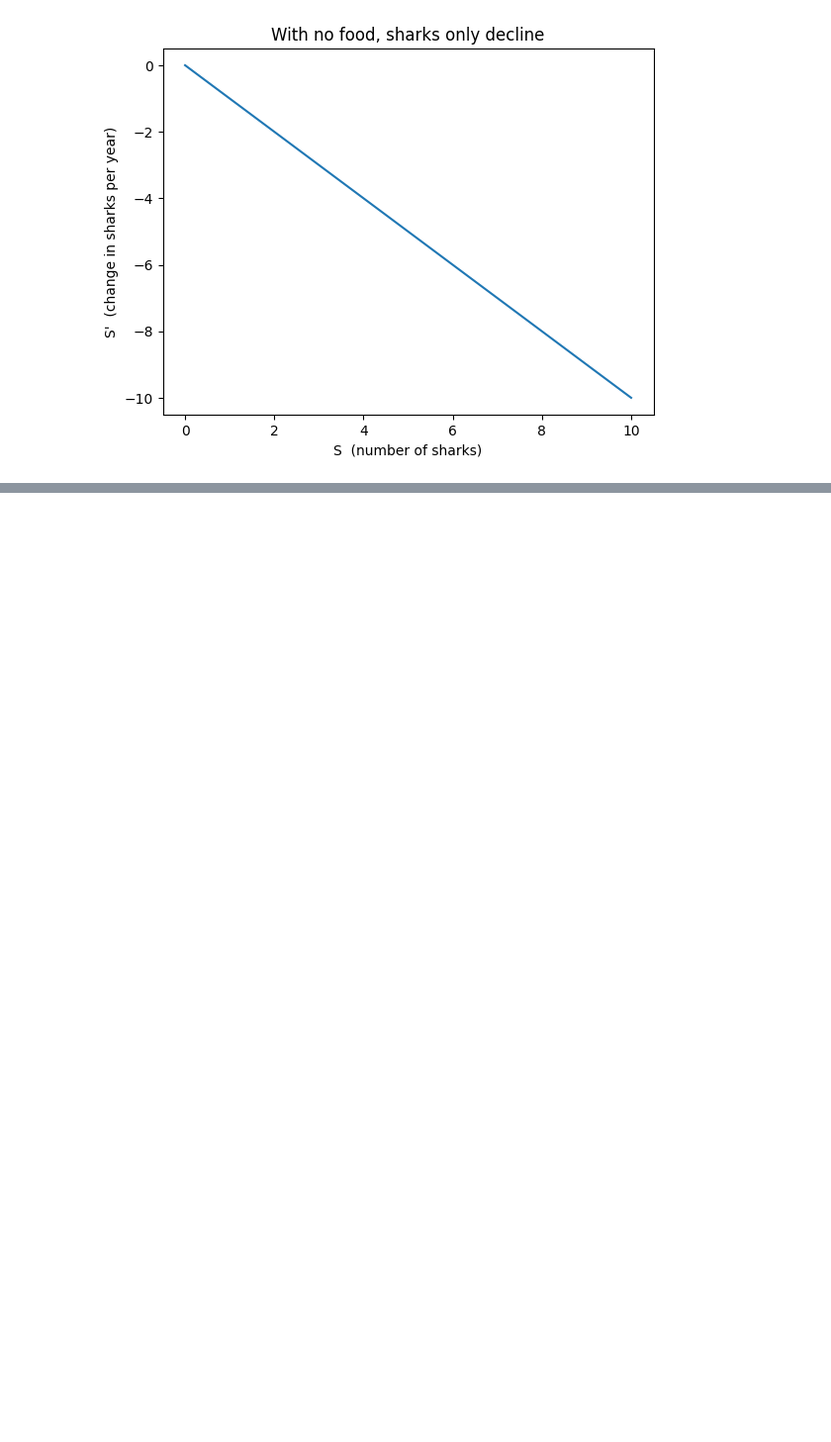
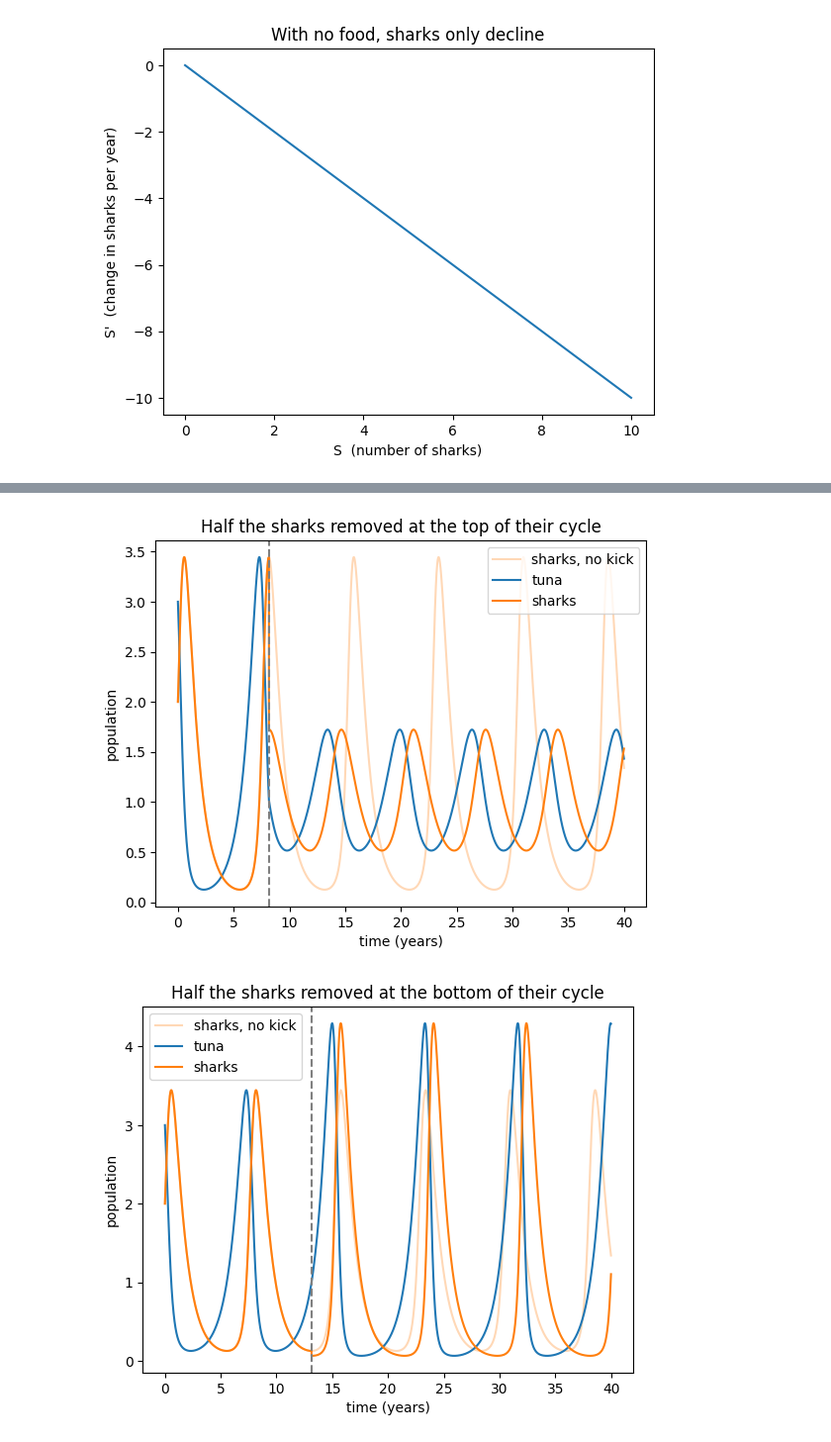
Before and after one commit to jbrown54-oss/Population-Dynamics, a Jupyter notebook: notebooks/shark-tuna-model.ipynb, the cells around one changed output, grey strips where cells are left out. Shown at 99% size. Cells and saved outputs as stored; diff of their text form; code cells hidden in the pictures; blank space fills up the shorter version.

```diff
--- a/notebooks/shark-tuna-model.ipynb
+++ b/notebooks/shark-tuna-model.ipynb
@@ -129,0 +128,25 @@ sasdfljkasdlfjalsjdf
+# %%
+# find the shark top and bottom inside one cycle (years 7 to 15)
+cycle = (t > 7) & (t < 15)
+t_top = t[cycle][np.argmax(S[cycle])]
+t_bottom = t[cycle][np.argmin(S[cycle])]
+
+def perturb(t_kick):
+    t1, S1, T1 = simulate(2, 3, 0, t_kick)                  # before the kick
+    t2, S2, T2 = simulate(S1[-1] / 2, T1[-1], t_kick, 40)   # half the sharks gone
+    return np.append(t1, t2), np.append(S1, S2), np.append(T1, T2)
+
+for t_kick, name in [(t_top, 'top'), (t_bottom, 'bottom')]:
+    tp, Sp, Tp = perturb(t_kick)
+    plt.plot(t, S, 'C1', alpha=0.3, label='sharks, no kick')
+    plt.plot(tp, Tp, 'C0', label='tuna')
+    plt.plot(tp, Sp, 'C1', label='sharks')
+    plt.axvline(t_kick, color='gray', linestyle='--')
+    plt.xlabel('time (years)')
+    plt.ylabel('population')
+    plt.title(f'Half the sharks removed at the {name} of their cycle')
+    plt.legend()
+    plt.show()
+# %% [output]
+[figure, added]
+[figure, added]
```
Also changed, not shown: parts of 15 cells of this notebook, 2 other files.
